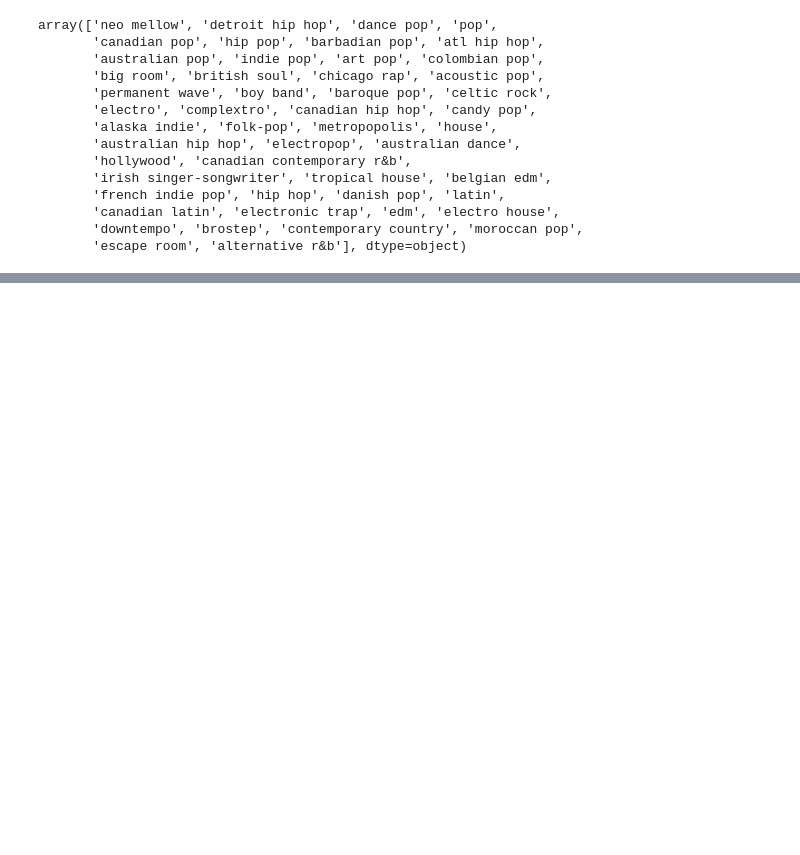
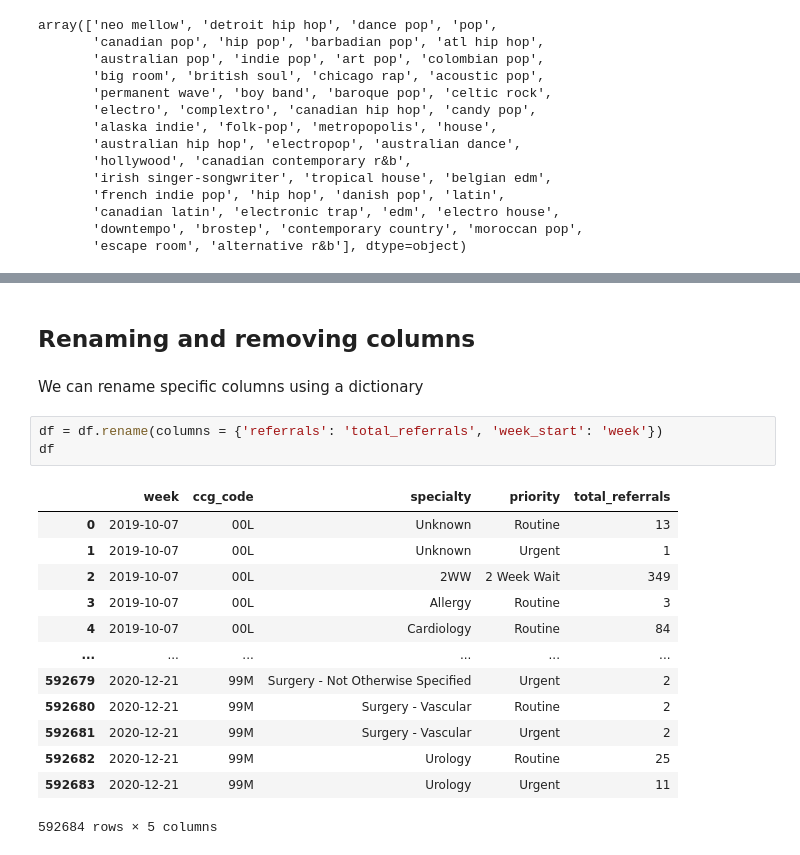
Before and after one commit to carnall-farrar/python_club, a Jupyter notebook: lessons/pandas_intro/Intro to Pandas (Solutions version).ipynb, the cells around one changed output, grey strips where cells are left out. Drawn from its saved outputs; the diff is of its cells as text; blank space fills up the shorter version.

```diff
--- a/lessons/pandas_intro/Intro to Pandas (Solutions version).ipynb
+++ b/lessons/pandas_intro/Intro to Pandas (Solutions version).ipynb
@@ -407,0 +402,21 @@ df_exercise.loc[(df_exercise['Genre'] == 'pop') & (df_exercise['Popularity'] > 8
+# %% [markdown]
+## Renaming and removing columns
+# %% [markdown]
+We can rename specific columns using a dictionary
+# %%
+df = df.rename(columns = {'referrals': 'total_referrals', 'week_start': 'week'})
+df
+# %% [output]
+|  | week | ccg_code | specialty | priority | total_referrals |
+| 0 | 2019-10-07 | 00L | Unknown | Routine | 13 |
+| 1 | 2019-10-07 | 00L | Unknown | Urgent | 1 |
+| 2 | 2019-10-07 | 00L | 2WW | 2 Week Wait | 349 |
+| 3 | 2019-10-07 | 00L | Allergy | Routine | 3 |
+| 4 | 2019-10-07 | 00L | Cardiology | Routine | 84 |
+| ... | ... | ... | ... | ... | ... |
+| 592679 | 2020-12-21 | 99M | Surgery - Not Otherwise Specified | Urgent | 2 |
+| 592680 | 2020-12-21 | 99M | Surgery - Vascular | Routine | 2 |
+| 592681 | 2020-12-21 | 99M | Surgery - Vascular | Urgent | 2 |
+| 592682 | 2020-12-21 | 99M | Urology | Routine | 25 |
+| 592683 | 2020-12-21 | 99M | Urology | Urgent | 11 |
+592684 rows × 5 columns
```
Also changed, not shown: parts of 54 cells of this notebook, 1 other file.
